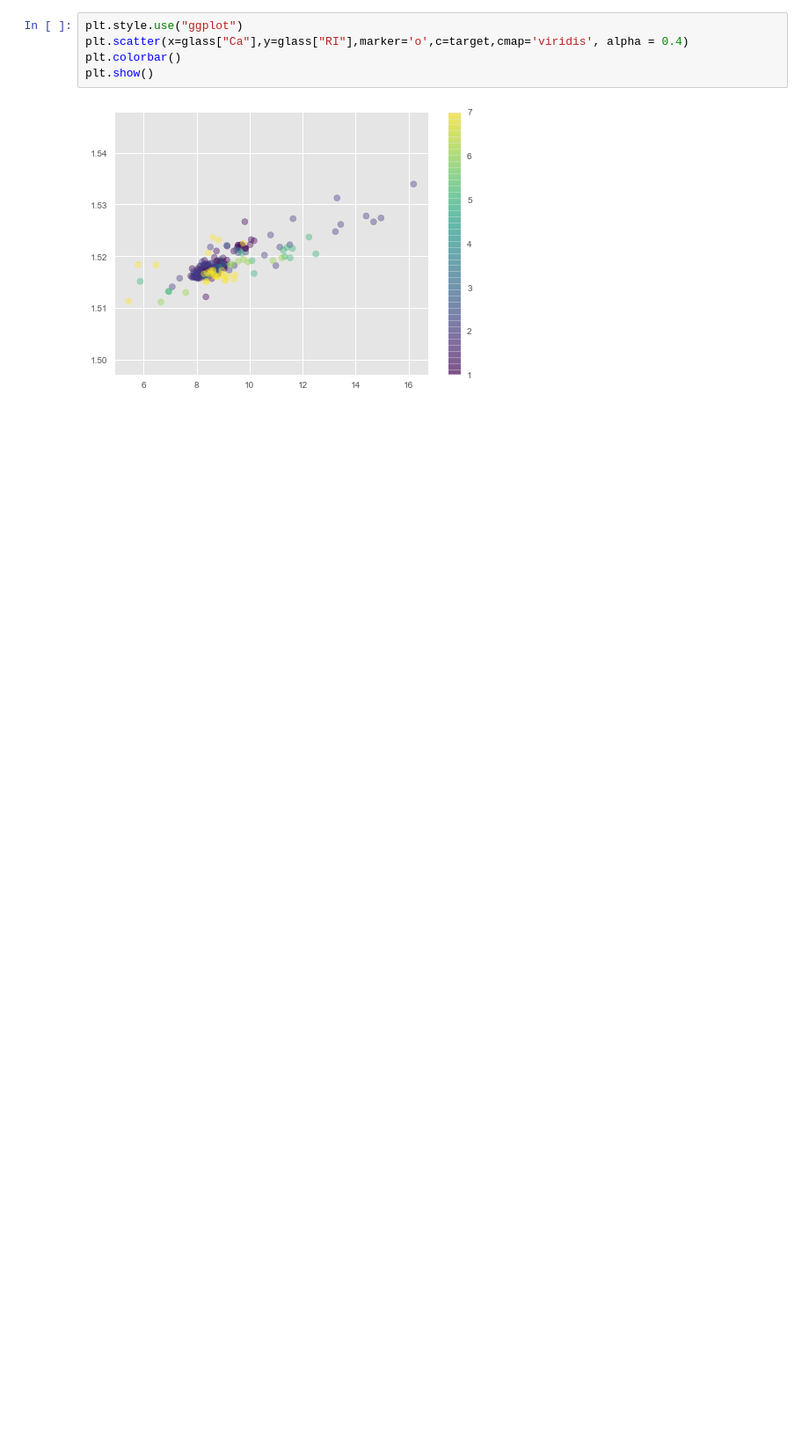
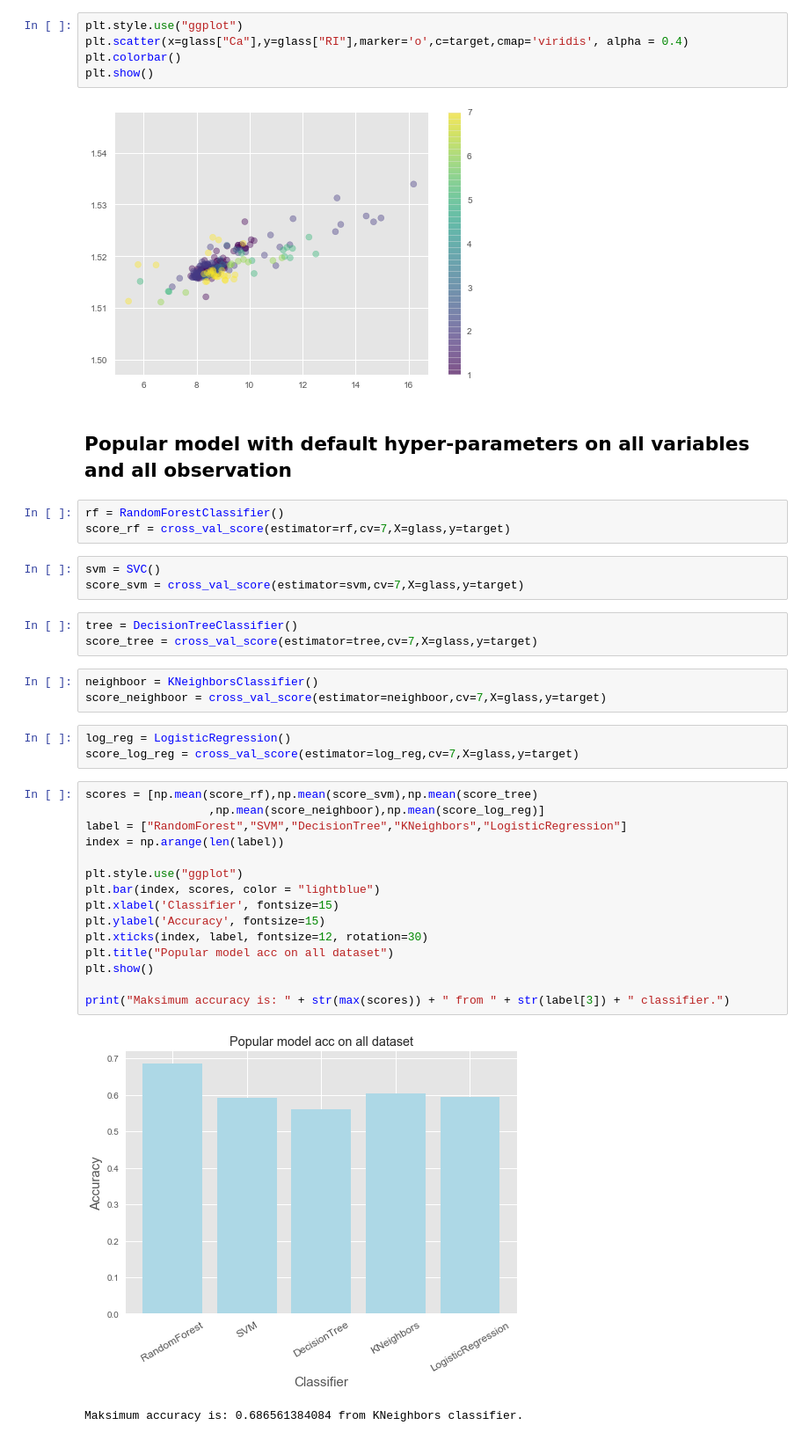
Before and after one commit to danielponikowski/Python, a Jupyter notebook: GlassDataset.ipynb, the cells around one changed output. Shown: that part at 88% size. Cells and saved outputs as stored; diff of their text form; blank space fills up the shorter version.

Commit message:
Popular model accuracy on original dataset and on PCA features

```diff
--- a/GlassDataset.ipynb
+++ b/GlassDataset.ipynb
@@ -53,3 +63,38 @@ plt.colorbar()
 plt.show()
 # %% [output]
 [figure]
+# %% [markdown]
+## Popular model with default hyper-parameters on all variables and all observation
+# %%
+rf = RandomForestClassifier()
+score_rf = cross_val_score(estimator=rf,cv=7,X=glass,y=target)
+# %%
+svm = SVC()
+score_svm = cross_val_score(estimator=svm,cv=7,X=glass,y=target)
+# %%
+tree = DecisionTreeClassifier()
+score_tree = cross_val_score(estimator=tree,cv=7,X=glass,y=target)
+# %%
+neighboor = KNeighborsClassifier()
+score_neighboor = cross_val_score(estimator=neighboor,cv=7,X=glass,y=target)
+# %%
+log_reg = LogisticRegression()
+score_log_reg = cross_val_score(estimator=log_reg,cv=7,X=glass,y=target)
+# %%
+scores = [np.mean(score_rf),np.mean(score_svm),np.mean(score_tree)
+                  ,np.mean(score_neighboor),np.mean(score_log_reg)]
+label = ["RandomForest","SVM","DecisionTree","KNeighbors","LogisticRegression"]
+index = np.arange(len(label))
+
+plt.style.use("ggplot")
+plt.bar(index, scores, color = "lightblue")
+plt.xlabel('Classifier', fontsize=15)
+plt.ylabel('Accuracy', fontsize=15)
+plt.xticks(index, label, fontsize=12, rotation=30)
+plt.title("Popular model acc on all dataset")
+plt.show()
+
+print("Maksimum accuracy is: " + str(max(scores)) + " from " + str(label[3]) + " classifier.")
+# %% [output]
+[figure, added]
+Maksimum accuracy is: 0.686561384084 from KNeighbors classifier.
```
Also changed, not shown: parts of 14 cells of this notebook, 1 other file.
